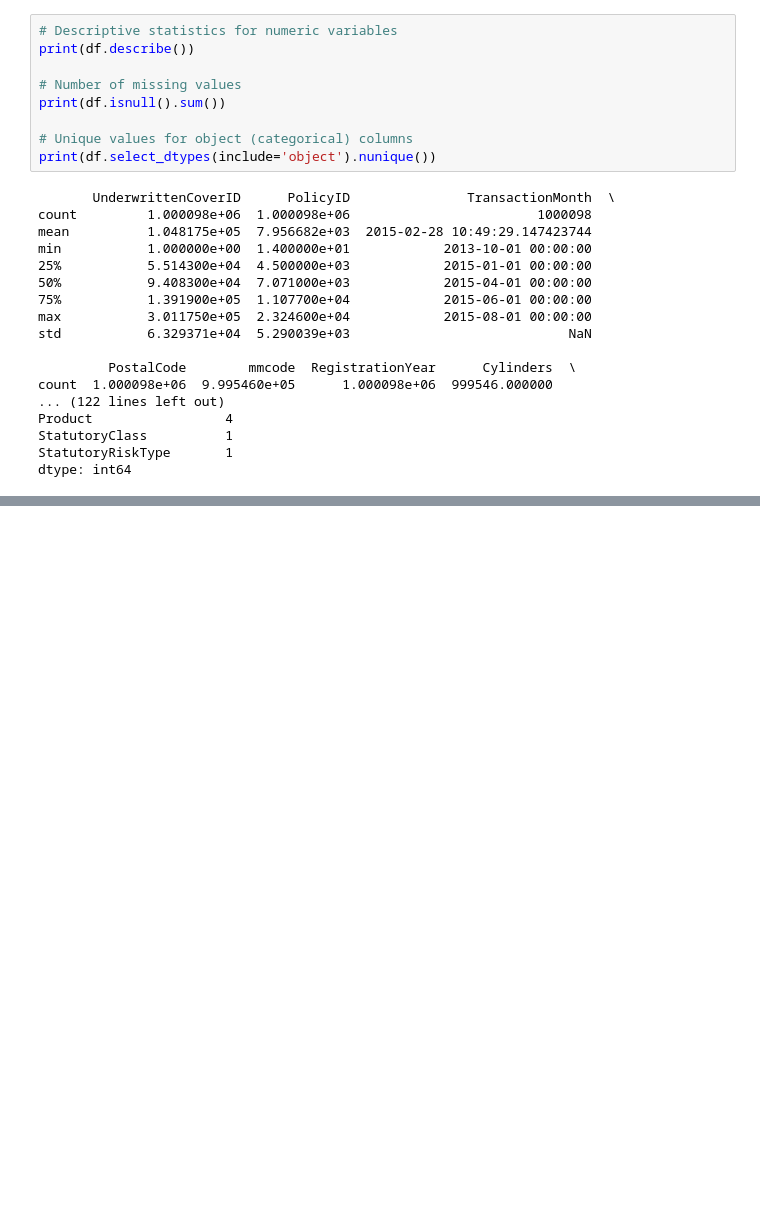
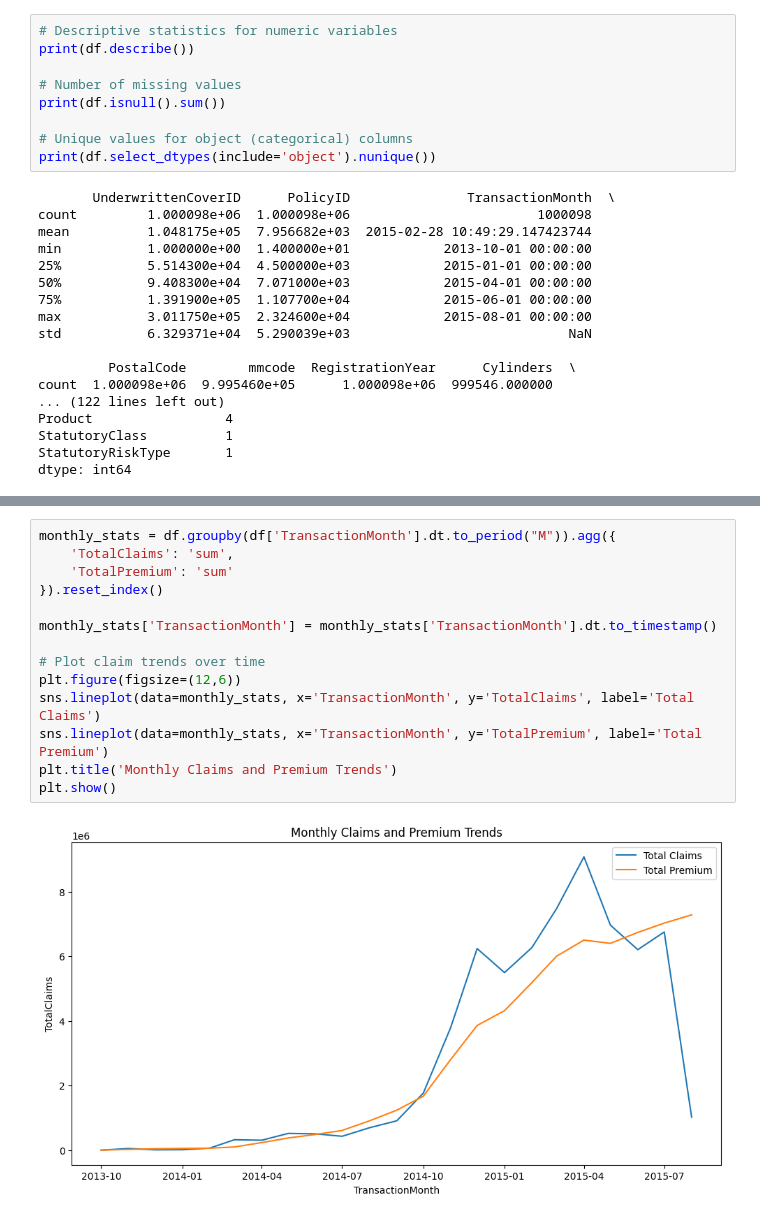
Before and after one commit to Helina-Bikes/acis-insurance-analytics, a Jupyter notebook: notebooks/01_eda_analysis.ipynb, the cells around one changed output, grey strips where cells are left out. Drawn from its saved outputs; the diff is of its cells as text; blank space fills up the shorter version.

Commit message:
data agregation and group by descending order

```diff
--- a/notebooks/01_eda_analysis.ipynb
+++ b/notebooks/01_eda_analysis.ipynb
@@ -85,0 +132,16 @@ dtype: int64
+# %%
+monthly_stats = df.groupby(df['TransactionMonth'].dt.to_period("M")).agg({
+    'TotalClaims': 'sum',
+    'TotalPremium': 'sum'
+}).reset_index()
+
+monthly_stats['TransactionMonth'] = monthly_stats['TransactionMonth'].dt.to_timestamp()
+
+# Plot claim trends over time
+plt.figure(figsize=(12,6))
+sns.lineplot(data=monthly_stats, x='TransactionMonth', y='TotalClaims', label='Total Claims')
+sns.lineplot(data=monthly_stats, x='TransactionMonth', y='TotalPremium', label='Total Premium')
+plt.title('Monthly Claims and Premium Trends')
+plt.show()
+# %% [output]
+[figure, added]
```
Also changed, not shown: parts of 4 cells of this notebook.
